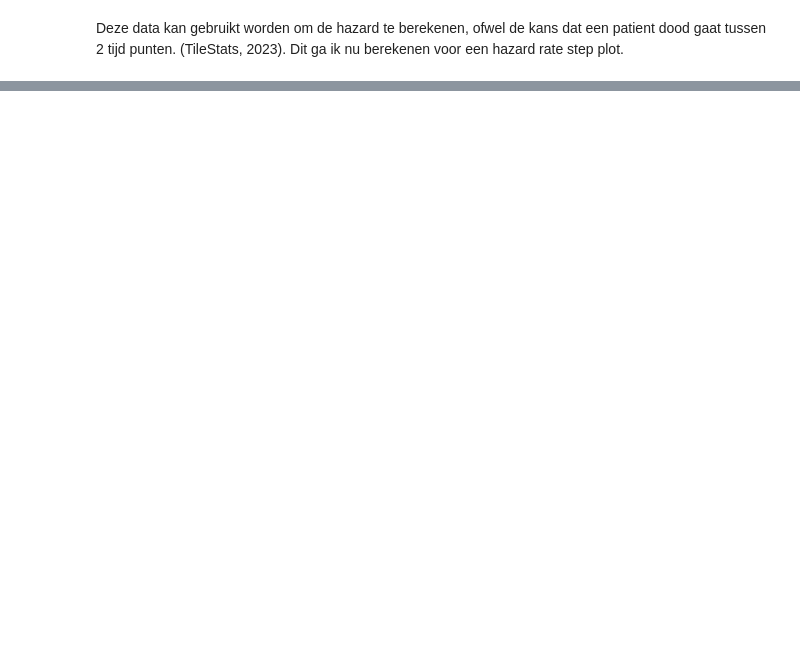
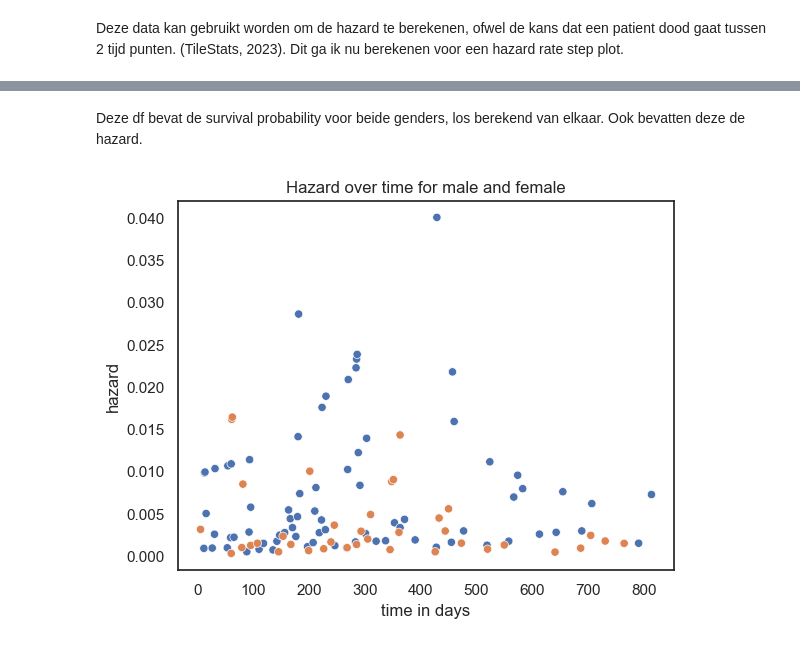
Before and after one commit to RamonReilman/cox_proportional_hazard, a Jupyter notebook: cox_proportional_hazard.ipynb, the cells around one changed output, grey strips where cells are left out. Drawn from its saved outputs; the diff is of its cells as text; code cells hidden in the pictures; blank space fills up the shorter version.

```diff
--- a/cox_proportional_hazard.ipynb
+++ b/cox_proportional_hazard.ipynb
@@ -296,0 +288,5 @@ shape: (110, 6)
+# %%
+df_nulless_male = df_nulless.filter(pl.col("sex") == 0).rename({"status": "censored"})
+df_nulless_female = df_nulless.filter(pl.col("sex") == 1).rename({"status": "censored"})
+
+df_nulless_female
@@ -296,0 +308,15 @@ shape: (110, 6)
+# %%
+female_kaplan_meier = KaplanMeier().fit(df_nulless_female)
+male_kaplan_meier = KaplanMeier().fit(df_nulless_male)
+
+male_kaplan_meier = male_kaplan_meier.with_columns(
+    sex = 0
+)
+
+female_kaplan_meier = female_kaplan_meier.with_columns(
+    sex = 1
+)
+male_kaplan_meier = KaplanMeier().calc_hazard(male_kaplan_meier)
+female_kaplan_meier = KaplanMeier().calc_hazard(female_kaplan_meier)
+
+sex_seperated_kaplan_meier = pl.concat([male_kaplan_meier, female_kaplan_meier])
@@ -296,0 +334,10 @@ shape: (110, 6)
+# %% [markdown]
+Deze df bevat de survival probability voor beide genders, los berekend van elkaar. Ook bevatten deze de hazard.
+# %%
+g = sns.scatterplot(sex_seperated_kaplan_meier, x = "time", y = "h", hue = "sex", legend=False)
+plt.xlabel("time in days")
+plt.ylabel("hazard")
+plt.title("Hazard over time for male and female")
+plt.show(g)
+# %% [output]
+[figure, added]
```
Also changed, not shown: parts of 21 cells of this notebook, 1 other file.
